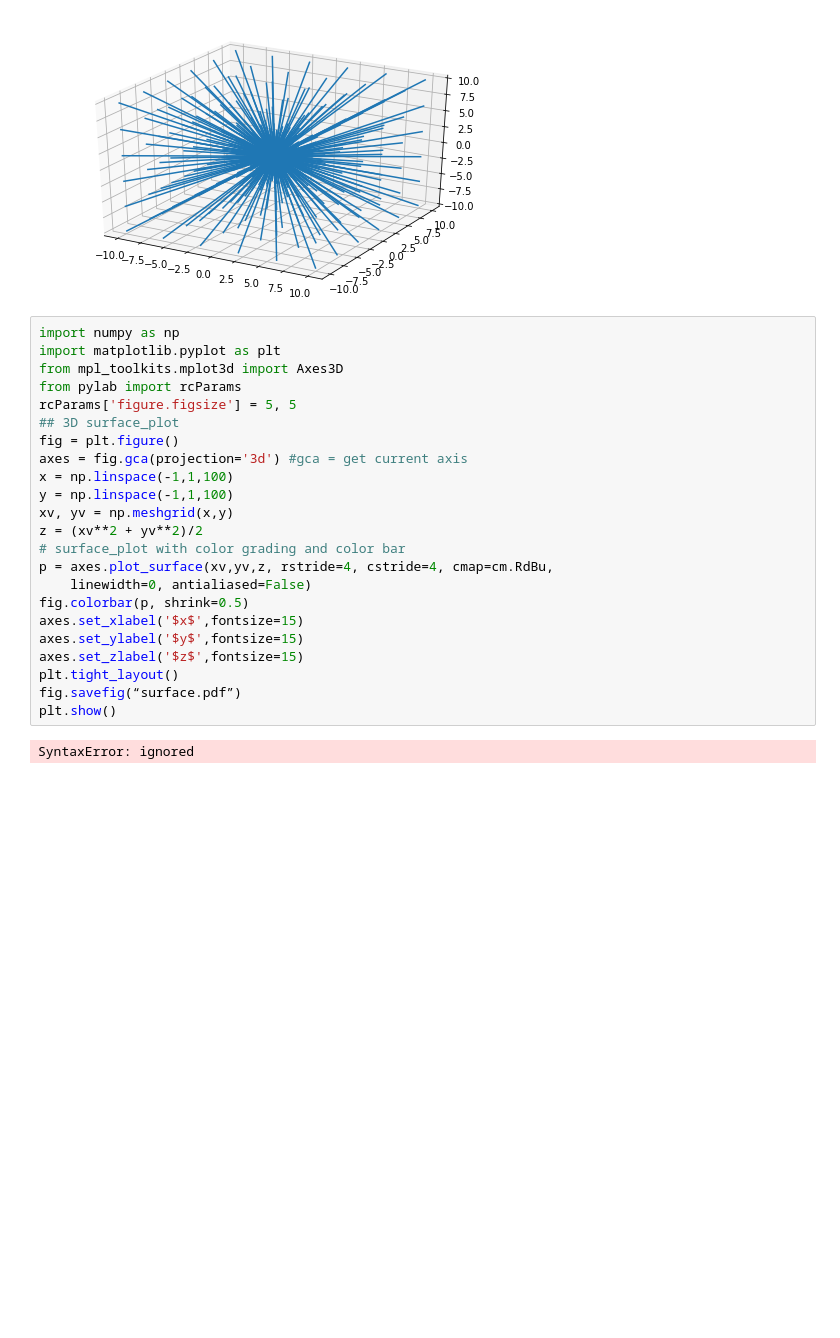
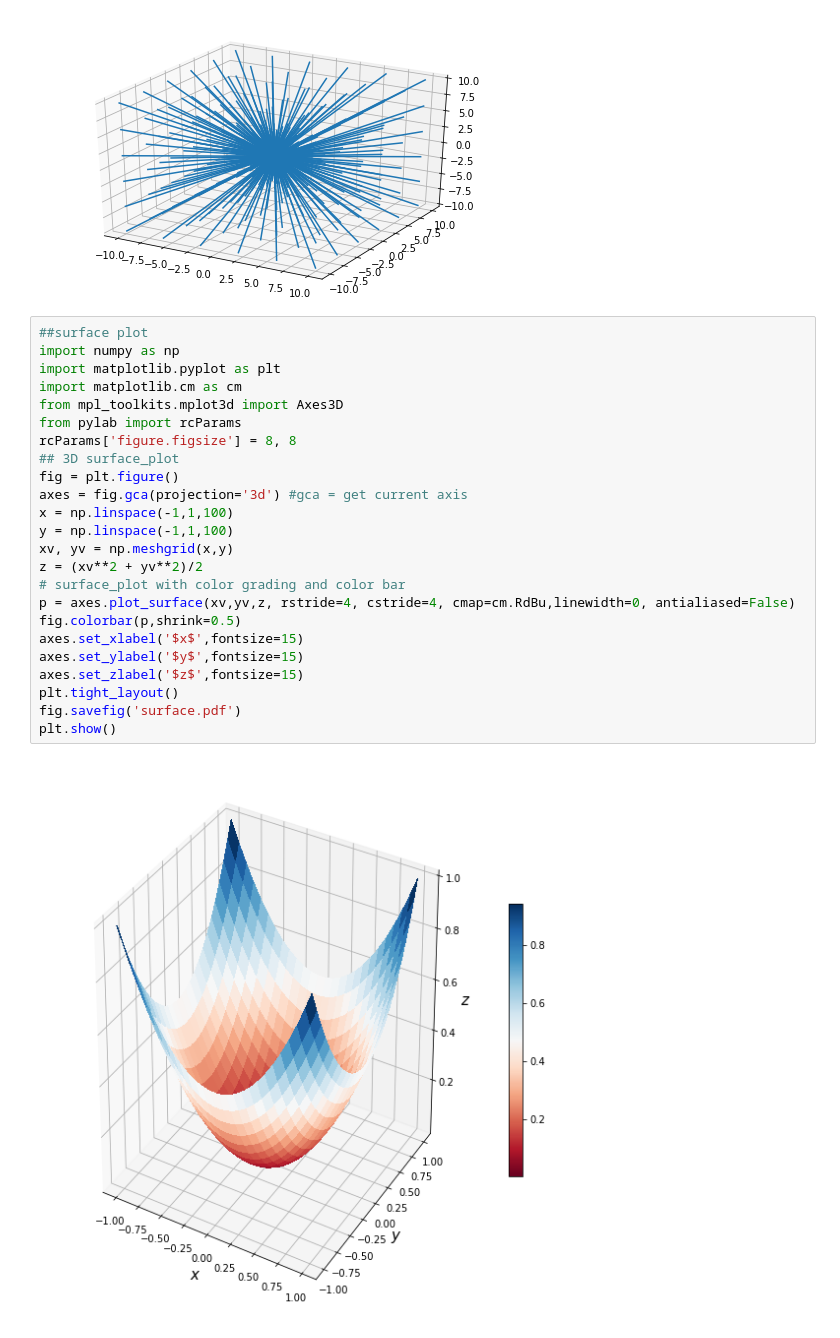
Before and after one commit to DakkaliBhumika/CSEP, a Jupyter notebook: 01-07-22.ipynb, the cells around one changed output. Saved outputs shown, nothing was run; the diff lists cells and outputs as text; blank space fills up the shorter version.

```diff
--- a/01-07-22.ipynb
+++ b/01-07-22.ipynb
@@ -123,27 +123,28 @@ plt.show()
 # %% [output]
 [figure]
 # %%
+##surface plot
 import numpy as np
 import matplotlib.pyplot as plt
+import matplotlib.cm as cm
 from mpl_toolkits.mplot3d import Axes3D
 from pylab import rcParams
-rcParams['figure.figsize'] = 5, 5
+rcParams['figure.figsize'] = 8, 8
 ## 3D surface_plot
 fig = plt.figure()
 axes = fig.gca(projection='3d') #gca = get current axis
 x = np.linspace(-1,1,100)
 y = np.linspace(-1,1,100)
 xv, yv = np.meshgrid(x,y)
 z = (xv**2 + yv**2)/2
 # surface_plot with color grading and color bar
-p = axes.plot_surface(xv,yv,z, rstride=4, cstride=4, cmap=cm.RdBu,
-    linewidth=0, antialiased=False)
-fig.colorbar(p, shrink=0.5)
+p = axes.plot_surface(xv,yv,z, rstride=4, cstride=4, cmap=cm.RdBu,linewidth=0, antialiased=False)
+fig.colorbar(p,shrink=0.5)
 axes.set_xlabel('$x$',fontsize=15)
 axes.set_ylabel('$y$',fontsize=15)
 axes.set_zlabel('$z$',fontsize=15)
 plt.tight_layout()
-fig.savefig(“surface.pdf”)
+fig.savefig('surface.pdf')
 plt.show()
 # %% [output]
-SyntaxError: ignored
+[figure, added]
```
Also changed, not shown: parts of 2 cells of this notebook.
